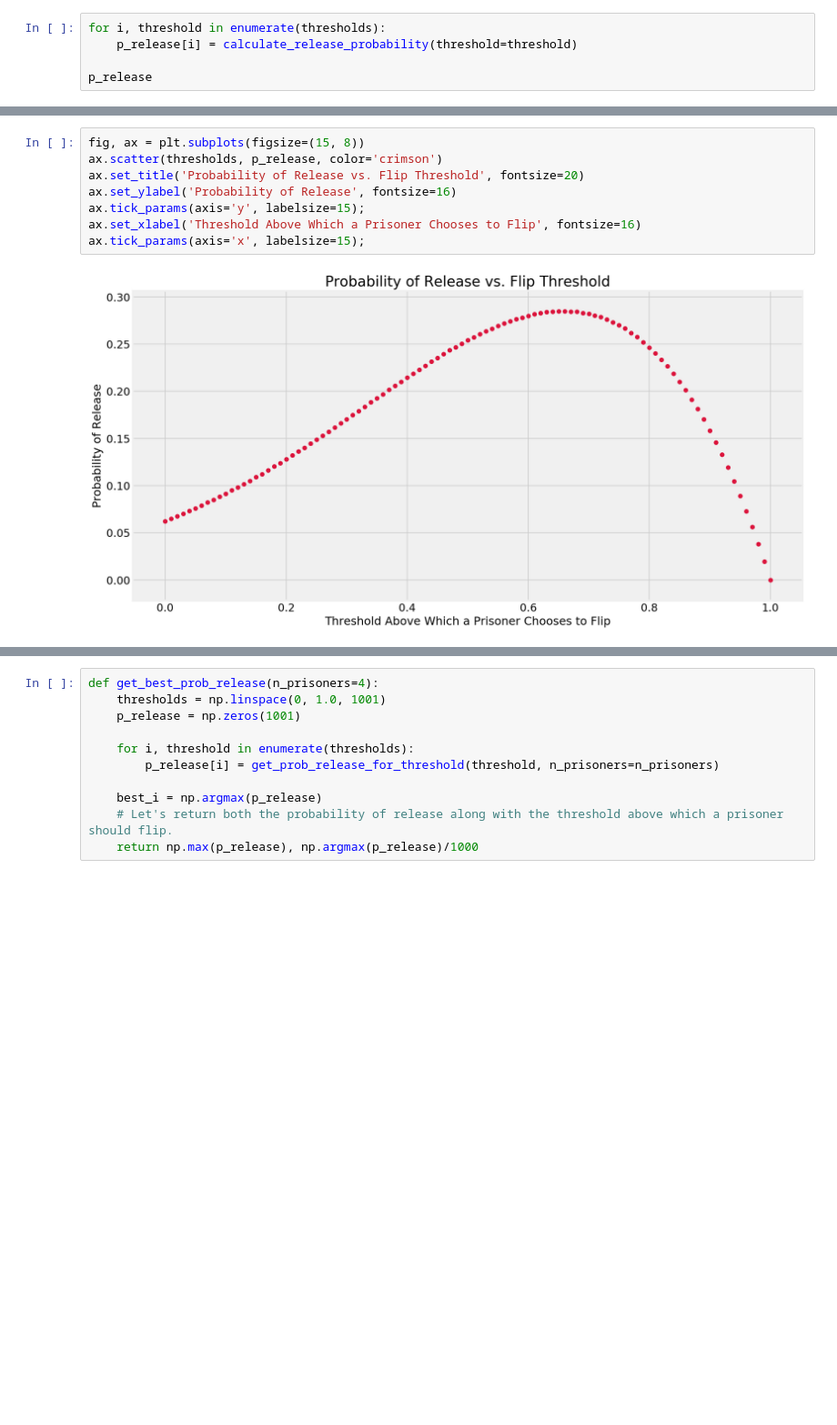
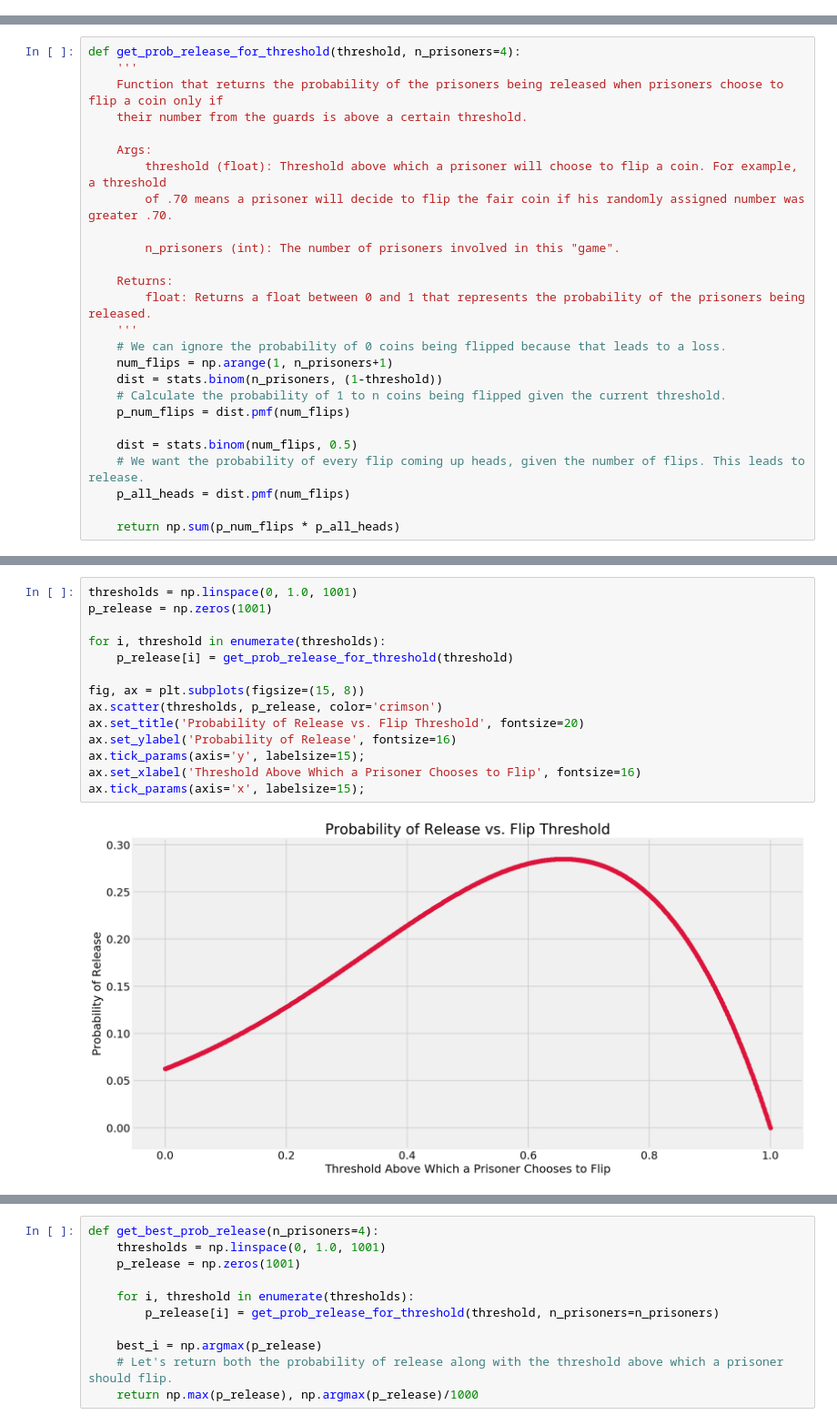
Before and after one commit to Booleans/riddler-538, a Jupyter notebook: flip-to-freedom.ipynb, the cells around one changed output, grey strips where cells are left out. Shown at 91% size. Saved outputs shown, nothing was run; the diff lists cells and outputs as text; blank space fills up the shorter version.

```diff
--- a/flip-to-freedom.ipynb
+++ b/flip-to-freedom.ipynb
@@ -30,5 +0,0 @@ p_release = np.zeros(101)
-# %%
-for i, threshold in enumerate(thresholds):
-    p_release[i] = calculate_release_probability(threshold=threshold)
-
-p_release
@@ -52,0 +26,26 @@ array([0.0624278, 0.064949 , 0.0674048, 0.070214 , 0.0732098, 0.0759308,
+# %%
+def get_prob_release_for_threshold(threshold, n_prisoners=4):
+    '''
+    Function that returns the probability of the prisoners being released when prisoners choose to flip a coin only if
+    their number from the guards is above a certain threshold.
+
+    Args:
+        threshold (float): Threshold above which a prisoner will choose to flip a coin. For example, a threshold
+        of .70 means a prisoner will decide to flip the fair coin if his randomly assigned number was greater .70.
+
+        n_prisoners (int): The number of prisoners involved in this "game".
+
+    Returns:
+        float: Returns a float between 0 and 1 that represents the probability of the prisoners being released.
+    '''
+    # We can ignore the probability of 0 coins being flipped because that leads to a loss.
+    num_flips = np.arange(1, n_prisoners+1)
+    dist = stats.binom(n_prisoners, (1-threshold))
+    # Calculate the probability of 1 to n coins being flipped given the current threshold.
+    p_num_flips = dist.pmf(num_flips)
+
+    dist = stats.binom(num_flips, 0.5)
+    # We want the probability of every flip coming up heads, given the number of flips. This leads to release.
+    p_all_heads = dist.pmf(num_flips)
+
+    return np.sum(p_num_flips * p_all_heads)
@@ -53,10 +54,16 @@ array([0.0624278, 0.064949 , 0.0674048, 0.070214 , 0.0732098, 0.0759308,
 # %%
+thresholds = np.linspace(0, 1.0, 1001)
+p_release = np.zeros(1001)
+
+for i, threshold in enumerate(thresholds):
+    p_release[i] = get_prob_release_for_threshold(threshold)
+
 fig, ax = plt.subplots(figsize=(15, 8))
 ax.scatter(thresholds, p_release, color='crimson')
 ax.set_title('Probability of Release vs. Flip Threshold', fontsize=20)
 ax.set_ylabel('Probability of Release', fontsize=16)
 ax.tick_params(axis='y', labelsize=15);
 ax.set_xlabel('Threshold Above Which a Prisoner Chooses to Flip', fontsize=16)
 ax.tick_params(axis='x', labelsize=15);
 # %% [output]
-[figure, old version]
+[figure, new version]
```
Also changed, not shown: parts of 13 cells of this notebook.
